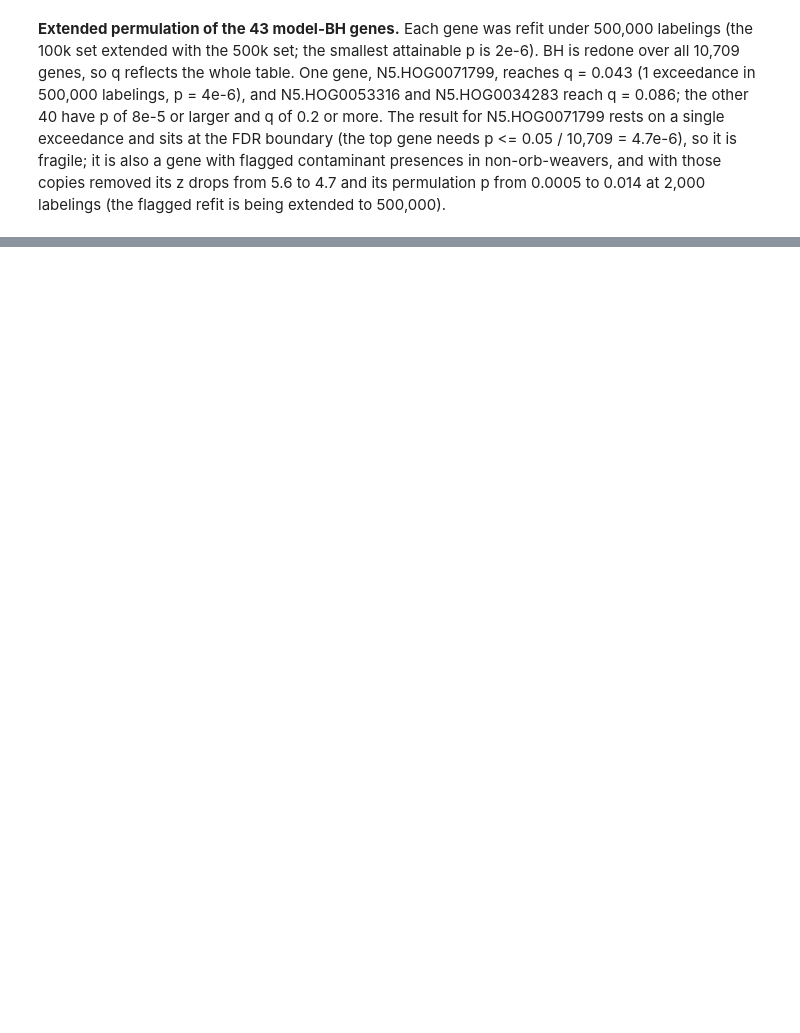
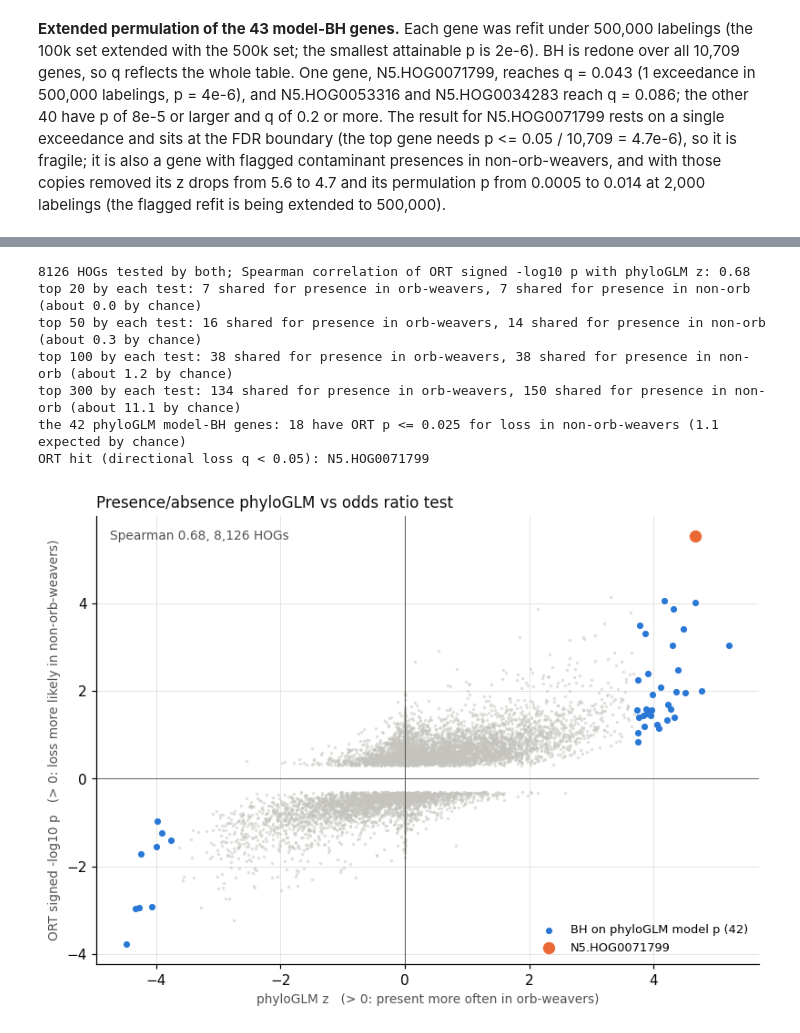
Before and after one commit to GordusLab/orb-selection, a Jupyter notebook: scripts/05_phyloglm/PhyloGLM Analysis.ipynb, the cells around one changed output, grey strips where cells are left out. Saved outputs shown, nothing was run; the diff lists cells and outputs as text; code cells hidden in the pictures; blank space fills up the shorter version.

Commit message:
phyloglm: 1M-labeling permulation of flag-filtered logistic hits, comparison with the ORT
Co-Authored-By: Claude Sonnet 5.5 <noreply@anthropic.com>

```diff
--- a/scripts/05_phyloglm/PhyloGLM Analysis.ipynb
+++ b/scripts/05_phyloglm/PhyloGLM Analysis.ipynb
@@ -572,0 +581,10 @@ permulation p from 0.0005 to 0.014 at 2,000 labelings (the flagged refit is bein
+# %%
+m1 = pd.read_csv(os.path.join(results_path, "phyloglm", "permulation_null_logistic_1M", "final_merged_flag_filtered.csv"), index_col="HOG")
+m1["q_emp"] = multipletests(m1["p_emp"], method="fdr_bh")[1]
+sel = m1[m1["q_model"] <= 0.05].sort_values("p_emp")
+print(f"genes in the merged flag-filtered table: {len(m1)}")
+print(f"model p BH q <= 0.05: {len(sel)} genes, each at {int(sel['n_valid'].min()):,} labelings")
+print(f"permulation p <= 0.05 (all genes): {(m1['p_emp'] <= 0.05).sum()}; BH q <= 0.1: {(m1['q_emp'] <= 0.1).sum()}; smallest q: {m1['q_emp'].min():.2f}")
+out = sel.head(8)[["z_real", "p_model", "exceed", "n_valid", "p_emp", "q_emp"]]
+out.columns = ["z", "model p", "exceedances", "valid labelings", "permulation p", "BH q"]
+out
@@ -572,0 +605,49 @@ permulation p from 0.0005 to 0.014 at 2,000 labelings (the flagged refit is bein
+# %%
+from scipy import stats
+BLUE, ORANGE, GRAY = "#2a78d6", "#eb6834", "#c4c3bd"
+INK, MUTED, GRID = "#0b0b0b", "#52514e", "#e3e2dc"
+ort = pd.read_csv(os.path.join(results_path, "odds_ratio_test", "Results_Nov02", "Run4_occ_30-88_1000000x_1M_flags_strong", "results_all.csv"), index_col="HOG")
+ort = ort.dropna(subset=["P-value loss more likely in bg", "Log odds ratio of loss"])
+both = ort.join(m1, how="inner")
+p_bg, p_fg = both["P-value loss more likely in bg"], both["P-value loss more likely in fg"]
+# signed ORT evidence: positive = loss more likely in non-orb-weavers (gene present in orb-weavers), the direction of a positive phyloGLM z
+both["ort_signed_log10p"] = -np.log10(np.minimum(p_bg, p_fg)) * np.where(p_bg < p_fg, 1, -1)
+rho, _ = stats.spearmanr(both["ort_signed_log10p"], both["z_real"])
+print(f"{len(both)} HOGs tested by both; Spearman correlation of ORT signed -log10 p with phyloGLM z: {rho:.2f}")
+for n in (20, 50, 100, 300):
+    a = set(both["ort_signed_log10p"].nlargest(n).index) & set(both["z_real"].nlargest(n).index)
+    b = set(both["ort_signed_log10p"].nsmallest(n).index) & set(both["z_real"].nsmallest(n).index)
+    print(f"top {n} by each test: {len(a)} shared for presence in orb-weavers, {len(b)} shared for presence in non-orb (about {n * n / len(both):.1f} by chance)")
+bh = both[both["q_model"] <= 0.05]
+print(f"the {len(bh)} phyloGLM model-BH genes: {(bh['P-value loss more likely in bg'] <= 0.025).sum()} have ORT p <= 0.025 for loss in non-orb-weavers "
+      f"({0.025 * len(bh):.1f} expected by chance)")
+print("ORT hit (directional loss q < 0.05):", ", ".join(both.index[both["Q-value loss more likely in bg (directional)"] <= 0.05]))
+both[["Log odds ratio of loss", "P-value loss more likely in bg", "P-value loss more likely in fg", "Q-value loss more likely in bg (directional)",
+      "z_real", "p_model", "p_emp", "q_emp"]].to_csv(os.path.join(results_path, "phyloglm", "permulation_null_logistic_1M", "ort_vs_phyloglm_loss.csv"))
+
+fig, ax = plt.subplots(figsize=(7.4, 5.4))
+ax.scatter(both["z_real"], both["ort_signed_log10p"], s=5, color=GRAY, alpha=0.5, linewidths=0, rasterized=True)
+ax.scatter(bh["z_real"], -np.log10(bh["P-value loss more likely in bg"].where(bh["P-value loss more likely in bg"] < bh["P-value loss more likely in fg"], bh["P-value loss more likely in fg"])) *
+           np.where(bh["P-value loss more likely in bg"] < bh["P-value loss more likely in fg"], 1, -1), s=22, color=BLUE, linewidths=0, label="BH on phyloGLM model p (42)")
+h = "N5.HOG0071799"
+ax.scatter(both.loc[h, "z_real"], both.loc[h, "ort_signed_log10p"], s=60, color=ORANGE, zorder=3, label=h)
+ax.axhline(0, color=MUTED, lw=0.6); ax.axvline(0, color=MUTED, lw=0.6)
+ax.set_xlabel("phyloGLM z   (> 0: present more often in orb-weavers)", fontsize=9, color=MUTED)
+ax.set_ylabel("ORT signed -log10 p   (> 0: loss more likely in non-orb-weavers)", fontsize=9, color=MUTED)
+ax.set_title("Presence/absence phyloGLM vs odds ratio test", loc="left", fontsize=11, color=INK)
+ax.legend(frameon=False, fontsize=8.5, loc="lower right")
+ax.text(0.02, 0.97, f"Spearman {rho:.2f}, {len(both):,} HOGs", transform=ax.transAxes, va="top", fontsize=9, color=MUTED)
+for s_ in ("top", "right"): ax.spines[s_].set_visible(False)
+ax.grid(color=GRID, lw=0.6); ax.set_axisbelow(True)
+fig.tight_layout()
+fig.savefig(os.path.join(results_path, "phyloglm", "permulation_null_logistic_1M", "ort_vs_phyloglm_loss.png"), dpi=200, bbox_inches="tight")
+plt.show()
+# %% [output]
+8126 HOGs tested by both; Spearman correlation of ORT signed -log10 p with phyloGLM z: 0.68
+top 20 by each test: 7 shared for presence in orb-weavers, 7 shared for presence in non-orb (about 0.0 by chance)
+top 50 by each test: 16 shared for presence in orb-weavers, 14 shared for presence in non-orb (about 0.3 by chance)
+top 100 by each test: 38 shared for presence in orb-weavers, 38 shared for presence in non-orb (about 1.2 by chance)
+top 300 by each test: 134 shared for presence in orb-weavers, 150 shared for presence in non-orb (about 11.1 by chance)
+the 42 phyloGLM model-BH genes: 18 have ORT p <= 0.025 for loss in non-orb-weavers (1.1 expected by chance)
+ORT hit (directional loss q < 0.05): N5.HOG0071799
+[figure, added]
```
Also changed, not shown: parts of 3 cells of this notebook, 4 other files.
